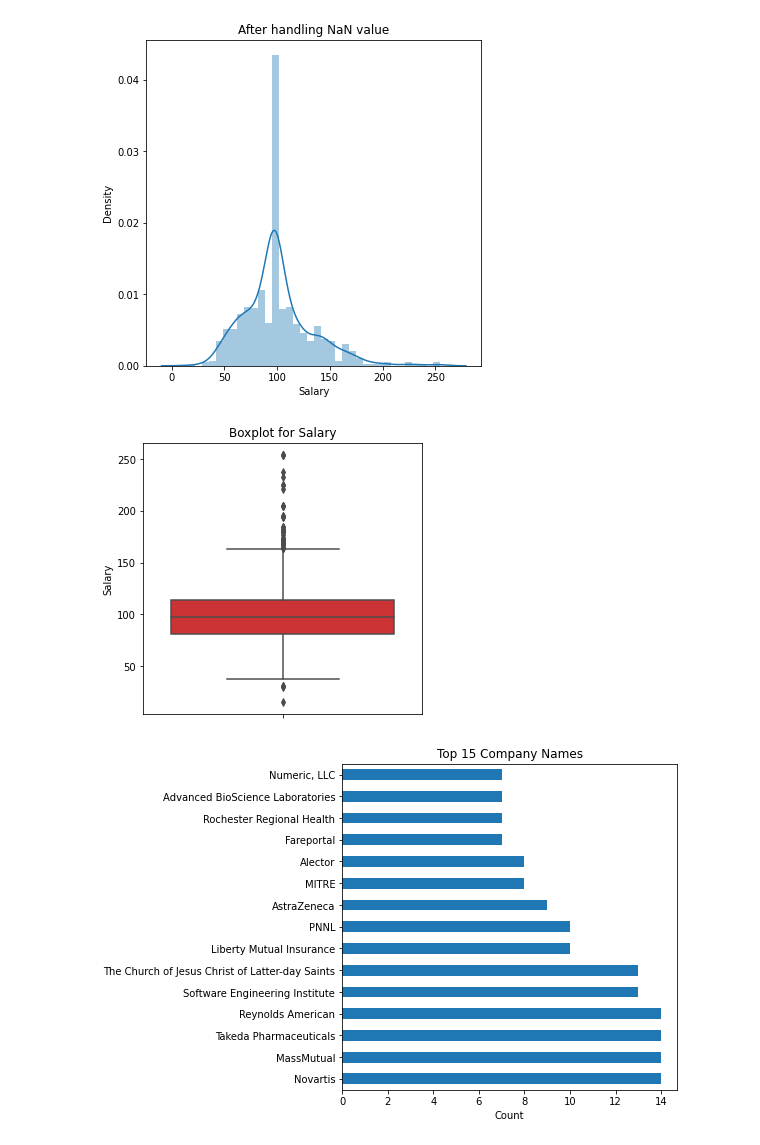
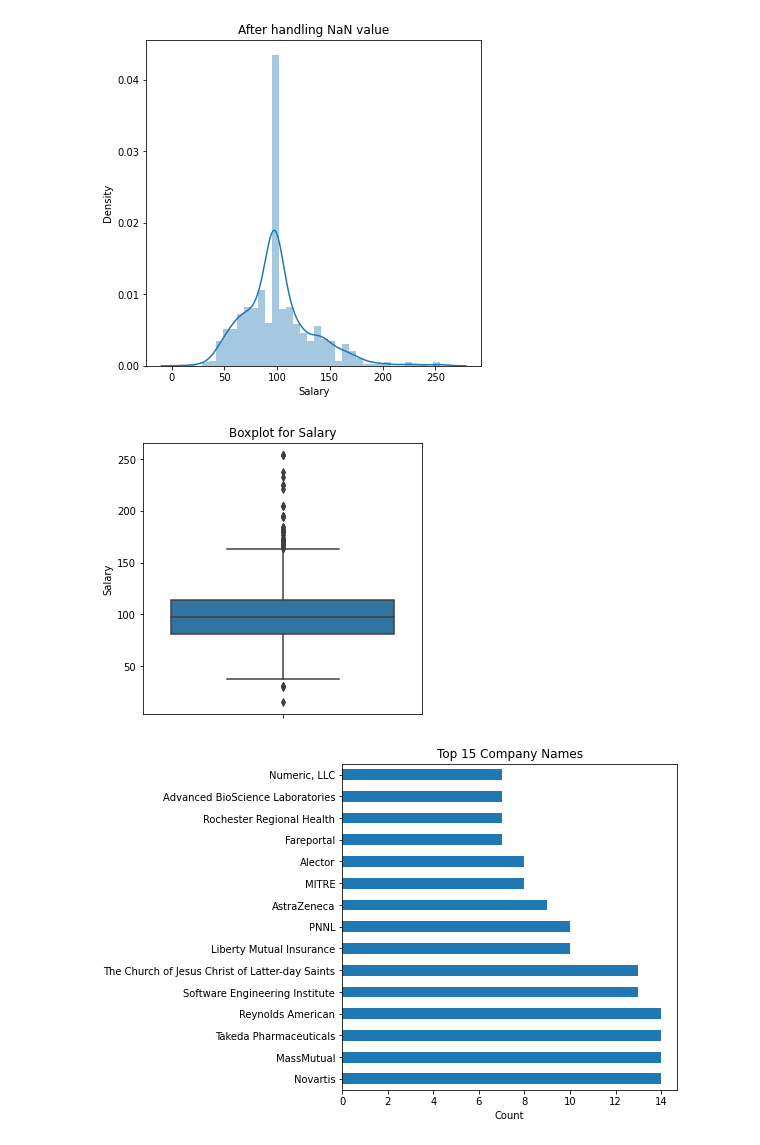
Before and after one commit to vrushalipr/salary_prediction_using_python, a Jupyter notebook: Salary_Prediction_Analysis.ipynb, the cells around one changed output. Saved outputs shown, nothing was run; the diff lists cells and outputs as text; code cells hidden in the pictures.

```diff
--- a/Salary_Prediction_Analysis.ipynb
+++ b/Salary_Prediction_Analysis.ipynb
@@ -404,11 +402,11 @@ p = plt.title('After handling NaN value')
 # %%
 # Outliers in Salary
 plt.figure(figsize=(5,5))
-g = sns.boxplot(y='Salary', data= glassdoor_df, orient='v', palette='Set1')
+g = sns.boxplot(y='Salary', data= glassdoor_df, orient='v')
 p = plt.title('Boxplot for Salary')
 p = plt.ylabel('Salary')
 # %% [output]
-[figure, old version]
+[figure, new version]
 # %%
 # Cleaning Company Name column
 glassdoor_df["Company Name"] = glassdoor_df['Company Name'].apply(lambda x: x.split("\n")[0])
```
Also changed, not shown: parts of 11 cells of this notebook.
